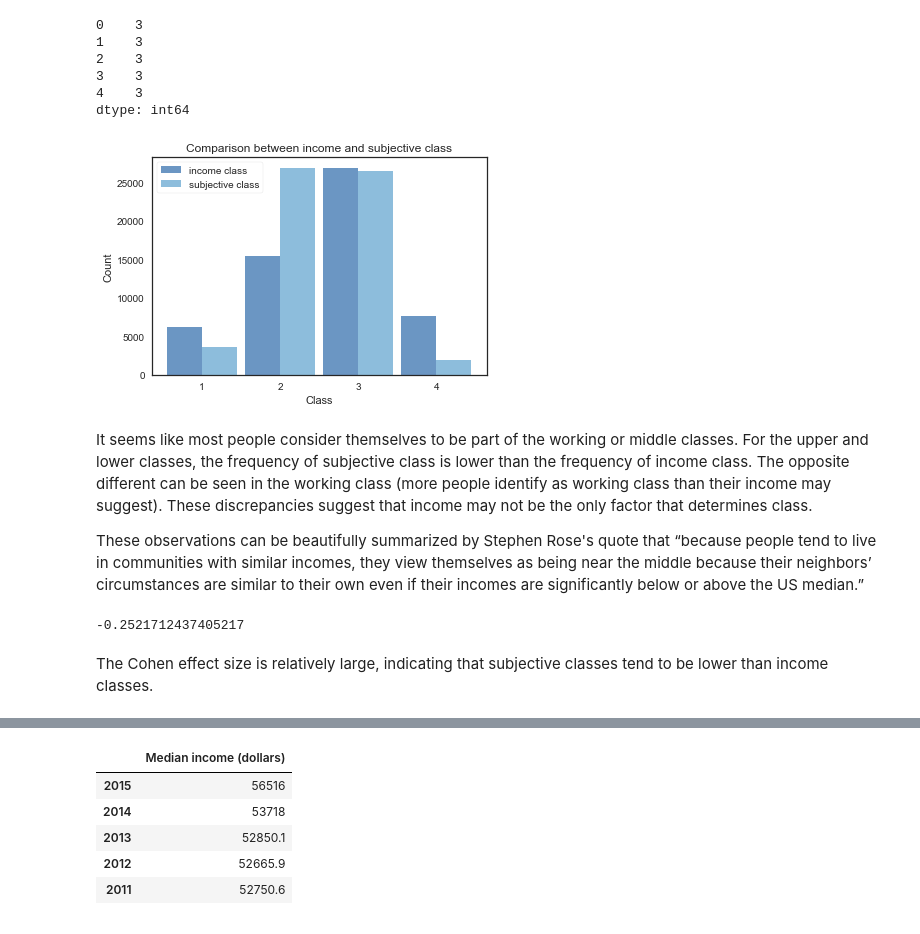
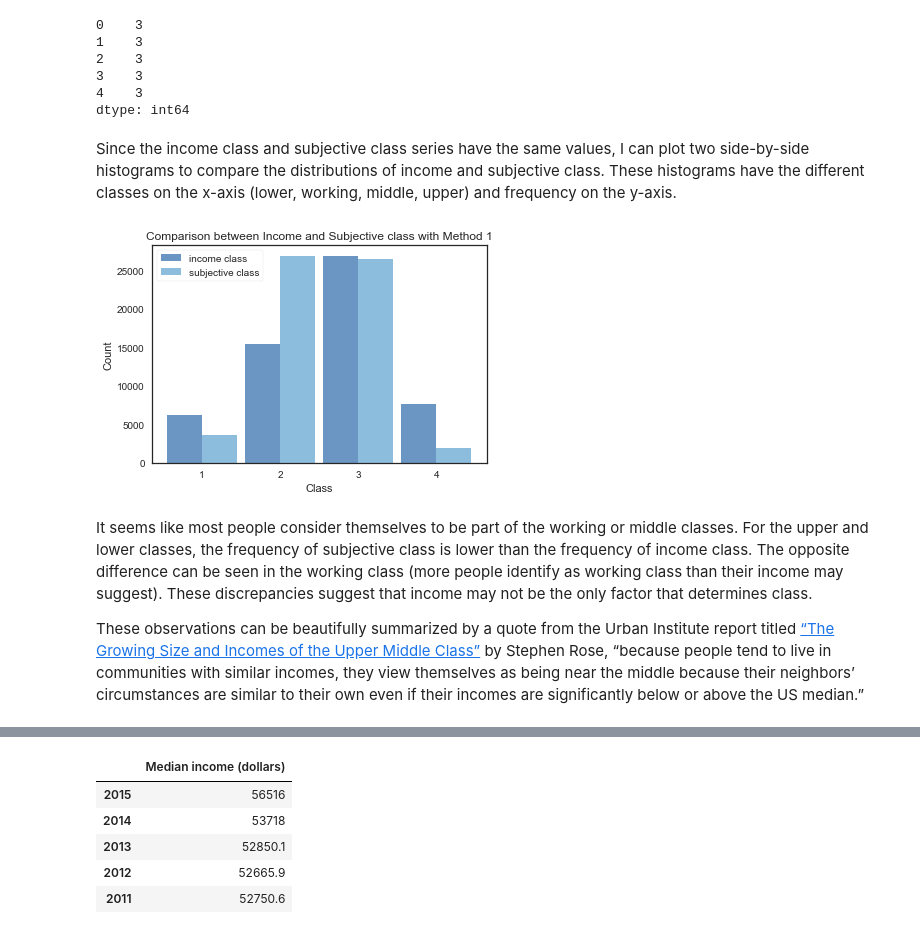
Before and after one commit to coverney/ThinkStats2, a Jupyter notebook: project1/project1.ipynb, the cells around one changed output, grey strips where cells are left out. Cells and saved outputs as stored; diff of their text form; code cells hidden in the pictures.

```diff
--- a/project1/project1.ipynb
+++ b/project1/project1.ipynb
@@ -134,27 +173,21 @@ print(calculated_classes.head()) # printing to make sure it is in the right stru
 3    3
 4    3
 dtype: int64
+# %% [markdown]
+Since the income class and subjective class series have the same values, I can plot two side-by-side histograms to compare the distributions of income and subjective class. These histograms have the different classes on the x-axis (lower, working, middle, upper) and frequency on the y-axis.
 # %%
 # Plot simple histograms for comparison
 calculated_classes_hist = thinkstats2.Hist(calculated_classes, label='income class')
 classes_hist = thinkstats2.Hist(all_classes, label='subjective class')
 width = 0.45
 thinkplot.PrePlot(2)
 thinkplot.Hist(calculated_classes_hist, align='right', width=width)
 thinkplot.Hist(classes_hist, align='left', width=width)
-thinkplot.Config(title='Comparison between income and subjective class', xlabel='Class', ylabel='Count', xticks=[1, 2, 3, 4])
+thinkplot.Config(title='Comparison between Income and Subjective class with Method 1', xlabel='Class', ylabel='Count', xticks=[1, 2, 3, 4])
 # %% [output]
-[figure, old version]
+[figure, new version]
 # %% [markdown]
-It seems like most people consider themselves to be part of the working or middle classes. For the upper and lower classes, the frequency of subjective class is lower than the frequency of income class. The opposite different can be seen in the working class (more people identify as working class than their income may suggest). These discrepancies suggest that income may not be the only factor that determines class.
+It seems like most people consider themselves to be part of the working or middle classes. For the upper and lower classes, the frequency of subjective class is lower than the frequency of income class. The opposite difference can be seen in the working class (more people identify as working class than their income may suggest). These discrepancies suggest that income may not be the only factor that determines class.
 
-These observations can be beautifully summarized by Stephen Rose's quote that “because people tend to live in communities with similar incomes, they view themselves as being near the middle because their neighbors’ circumstances are similar to their own even if their incomes are significantly below or above the US median.”
+These observations can be beautifully summarized by a quote from the Urban Institute report titled [“The Growing Size and Incomes of the Upper Middle Class”](https://www.urban.org/sites/default/files/publication/81581/2000819-The-Growing-Size-and-Incomes-of-the-Upper-Middle-Class.pdf) by Stephen Rose, “because people tend to live in communities with similar incomes, they view themselves as being near the middle because their neighbors’ circumstances are similar to their own even if their incomes are significantly below or above the US median.”
-# %%
-# Find cohen effect size between subjective and income classes
-cohen = thinkstats2.CohenEffectSize(all_classes, calculated_classes)
-cohen
-# %% [output]
--0.2521712437405217
-# %% [markdown]
-The Cohen effect size is relatively large, indicating that subjective classes tend to be lower than income classes.
 # %% [markdown]
```
Also changed, not shown: parts of 45 cells of this notebook, 5 other files.
